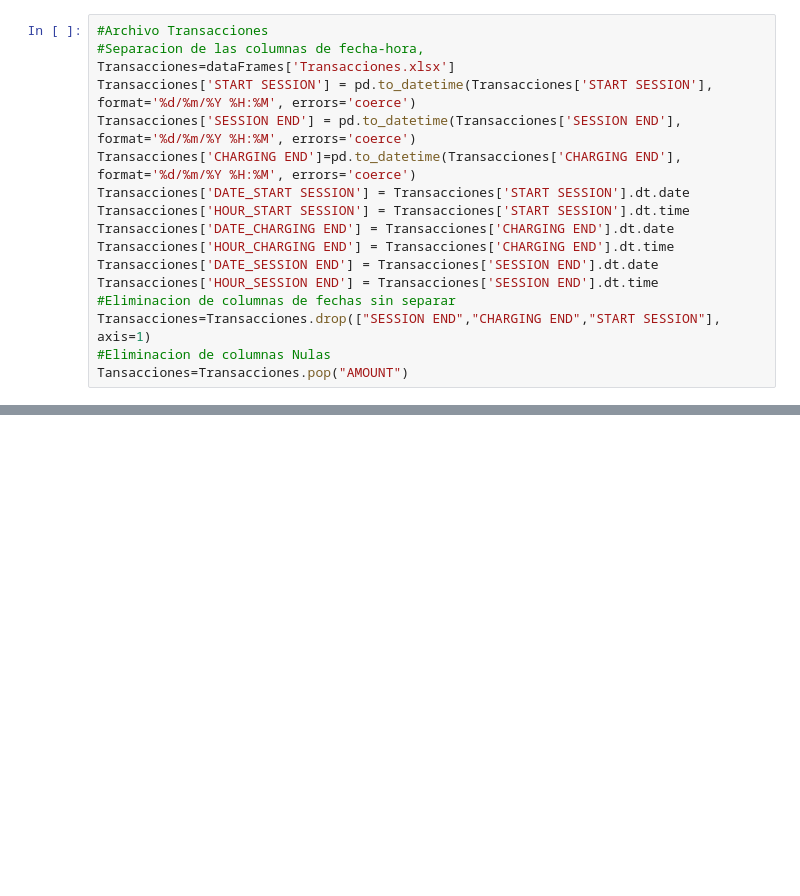
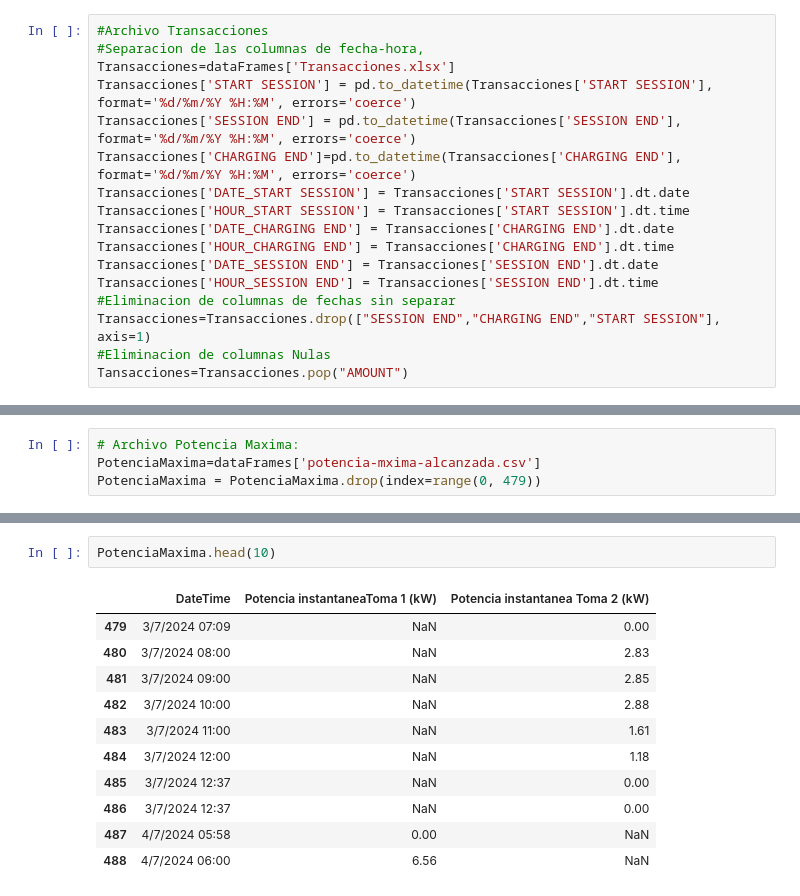
Before and after one commit to Yuliana2001/Pila-Publica, a Jupyter notebook: Analisis_Datos.ipynb, the cells around one changed output, grey strips where cells are left out. Drawn from its saved outputs; the diff is of its cells as text; blank space fills up the shorter version.

```diff
--- a/Analisis_Datos.ipynb
+++ b/Analisis_Datos.ipynb
@@ -200,0 +316,4 @@ Transacciones.head(10)
+# %%
+# Archivo Potencia Maxima:
+PotenciaMaxima=dataFrames['potencia-mxima-alcanzada.csv']
+PotenciaMaxima = PotenciaMaxima.drop(index=range(0, 479))
@@ -200,0 +336,14 @@ Transacciones.head(10)
+# %%
+PotenciaMaxima.head(10)
+# %% [output]
+|  | DateTime | Potencia instantaneaToma 1 (kW) | Potencia instantanea Toma 2 (kW) |
+| 479 | 3/7/2024 07:09 | NaN | 0.00 |
+| 480 | 3/7/2024 08:00 | NaN | 2.83 |
+| 481 | 3/7/2024 09:00 | NaN | 2.85 |
+| 482 | 3/7/2024 10:00 | NaN | 2.88 |
+| 483 | 3/7/2024 11:00 | NaN | 1.61 |
+| 484 | 3/7/2024 12:00 | NaN | 1.18 |
+| 485 | 3/7/2024 12:37 | NaN | 0.00 |
+| 486 | 3/7/2024 12:37 | NaN | 0.00 |
+| 487 | 4/7/2024 05:58 | 0.00 | NaN |
+| 488 | 4/7/2024 06:00 | 6.56 | NaN |
```
Also changed, not shown: parts of 13 cells of this notebook.
